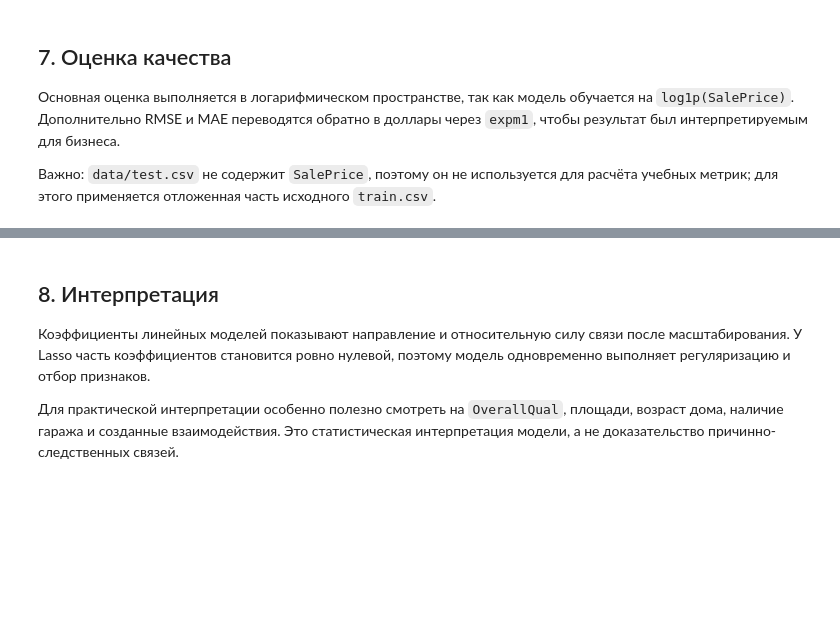
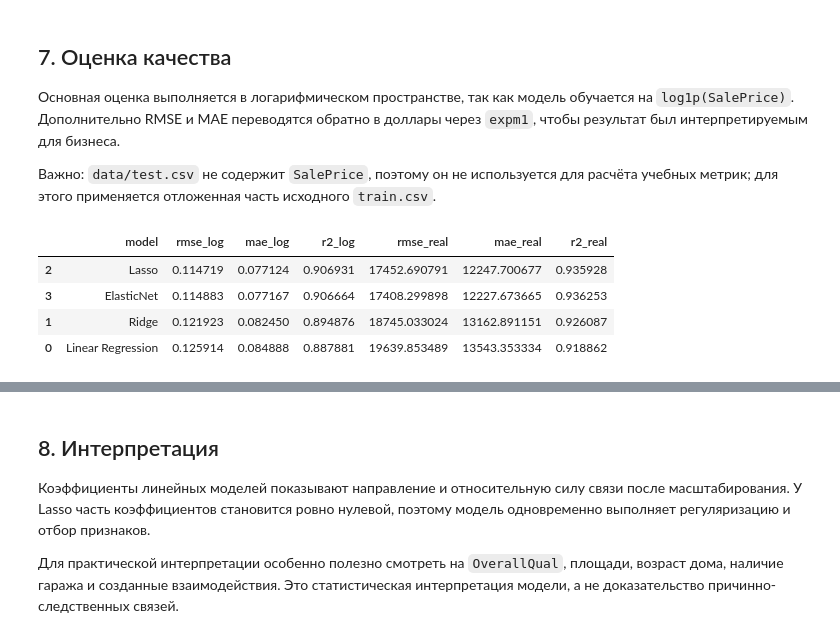
Before and after one commit to DreminIlarion/ml-course-dremin, a Jupyter notebook: module-2-house-prices/notebook.ipynb, the cells around one changed output, grey strips where cells are left out. Saved outputs shown, nothing was run; the diff lists cells and outputs as text; code cells hidden in the pictures; blank space fills up the shorter version.

```diff
--- a/module-2-house-prices/notebook.ipynb
+++ b/module-2-house-prices/notebook.ipynb
@@ -366,35 +479,41 @@ print("ElasticNet best:", enet_grid.best_params_)
 # %%
 # Функция расчёта метрик.
 def evaluate_model(name, model):
     pred_log = model.predict(X_val_scaled)
-    rmse_log = mean_squared_error(y_val, pred_log, squared=False)
+    rmse_log = np.sqrt(mean_squared_error(y_val, pred_log))
     mae_log = mean_absolute_error(y_val, pred_log)
     r2_log = r2_score(y_val, pred_log)
 
     y_true_real = np.expm1(y_val)
     pred_real = np.expm1(pred_log)
-    rmse_real = mean_squared_error(y_true_real, pred_real, squared=False)
+    rmse_real = np.sqrt(mean_squared_error(y_true_real, pred_real))
     mae_real = mean_absolute_error(y_true_real, pred_real)
     r2_real = r2_score(y_true_real, pred_real)
 
     return {
         "model": name,
         "rmse_log": rmse_log,
         "mae_log": mae_log,
         "r2_log": r2_log,
         "rmse_real": rmse_real,
         "mae_real": mae_real,
         "r2_real": r2_real,
     }
 
 models = {
     "Linear Regression": lr_model,
     "Ridge": ridge_model,
     "Lasso": lasso_model,
     "ElasticNet": enet_model,
 }
 results = pd.DataFrame([evaluate_model(name, model) for name, model in models.items()])
 display(results.sort_values("rmse_log"))
+# %% [output]
+|  | model | rmse_log | mae_log | r2_log | rmse_real | mae_real | r2_real |
+| 2 | Lasso | 0.114719 | 0.077124 | 0.906931 | 17452.690791 | 12247.700677 | 0.935928 |
+| 3 | ElasticNet | 0.114883 | 0.077167 | 0.906664 | 17408.299898 | 12227.673665 | 0.936253 |
+| 1 | Ridge | 0.121923 | 0.082450 | 0.894876 | 18745.033024 | 13162.891151 | 0.926087 |
+| 0 | Linear Regression | 0.125914 | 0.084888 | 0.887881 | 19639.853489 | 13543.353334 | 0.918862 |
 # %%
 # График предсказаний лучшей регуляризованной модели.
 regularized = results[results["model"].isin(["Ridge", "Lasso", "ElasticNet"])]
```
Also changed, not shown: parts of 12 cells of this notebook, 11 other files.
